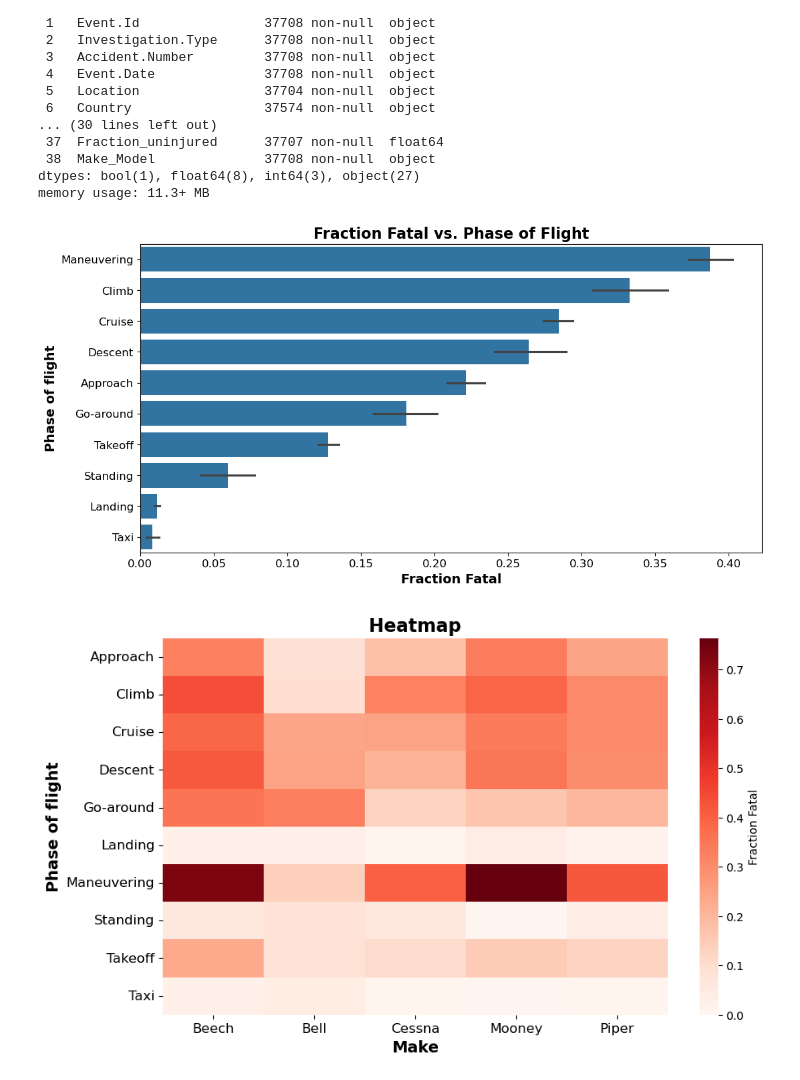
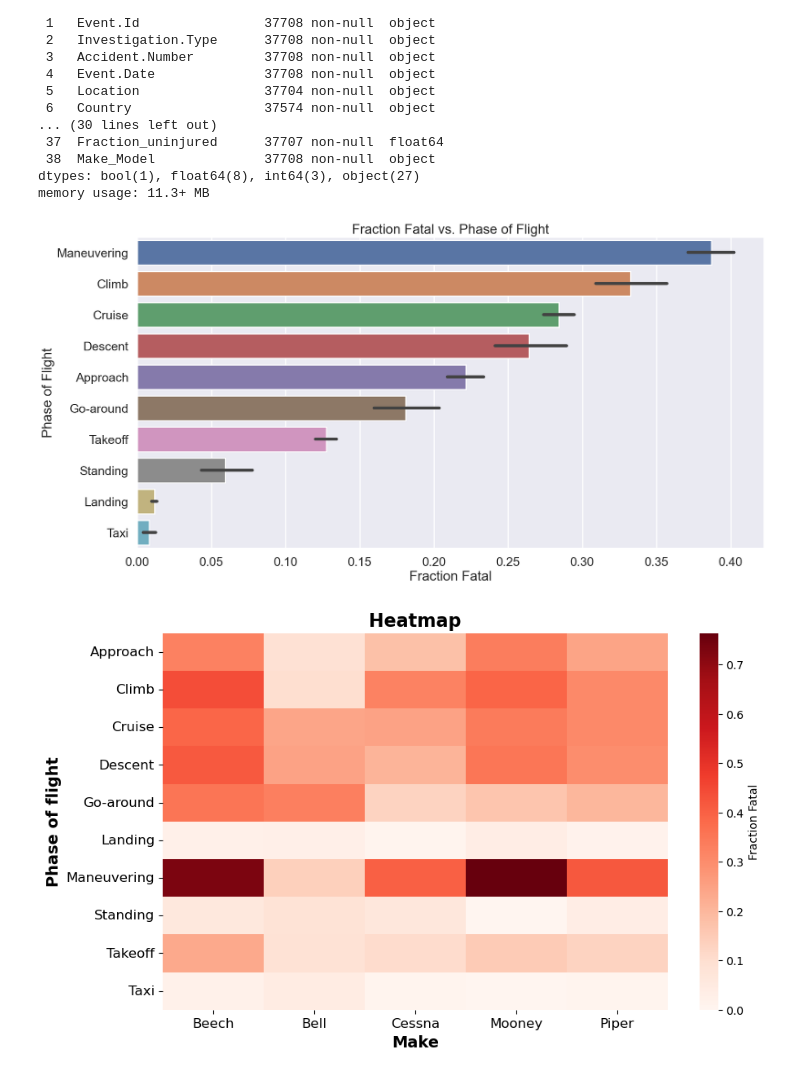
Before and after one commit to jgoett2/Phase1-Airplane-Zach-Jeff, a Jupyter notebook: Analysis.ipynb, the cells around one changed output. Drawn from its saved outputs; the diff is of its cells as text; code cells hidden in the pictures.

```diff
--- a/Analysis.ipynb
+++ b/Analysis.ipynb
@@ -149,20 +149,23 @@ Data columns (total 39 columns):
 dtypes: bool(1), float64(8), int64(3), object(27)
 memory usage: 11.3+ MB
 # %%
-fig, ax = plt.subplots(figsize= (12,6))
+fig, ax = plt.subplots(figsize= (20,10))
+sns.set_theme("poster")
+
 
 order = df_phases[["Broad.phase.of.flight","Fraction_fatal"]].groupby("Broad.phase.of.flight").mean().sort_values(by="Fraction_fatal",ascending=False).index
 
-sns.barplot(data=df_phases, y='Broad.phase.of.flight', x = 'Fraction_fatal', order=order, ax=ax)
-ax.set_title("Fraction Fatal vs. Phase of Flight", fontsize=16, fontweight = 'bold')
+sns.barplot(data=df_phases, y='Broad.phase.of.flight', x = 'Fraction_fatal', order=order, ax=ax).set(xlabel="Fraction Fatal",
+                                                                                                     ylabel="Phase of Flight")
+#ax.set_title("Fraction Fatal vs. Phase of Flight", fontsize=16, fontweight = 'bold')
 
-ax.tick_params(labelsize=12)
-ax.set_xlabel('Fraction Fatal', fontweight = 'bold', fontsize=14)
-ax.set_ylabel('Phase of flight', fontweight = 'bold', fontsize=14)
+#ax.tick_params(labelsize=12)
+#ax.set_xlabel('Fraction Fatal', fontweight = 'bold', fontsize=14)
+#ax.set_ylabel('Phase of flight', fontweight = 'bold', fontsize=14)
 
 fig.savefig("Images/PhaseOfFlightFatality")
 # %% [output]
-[figure, old version]
+[figure, new version]
 # %%
 fig, ax = plt.subplots(figsize=(10,6))
 
```
Also changed, not shown: parts of 15 cells of this notebook, 19 other files.
